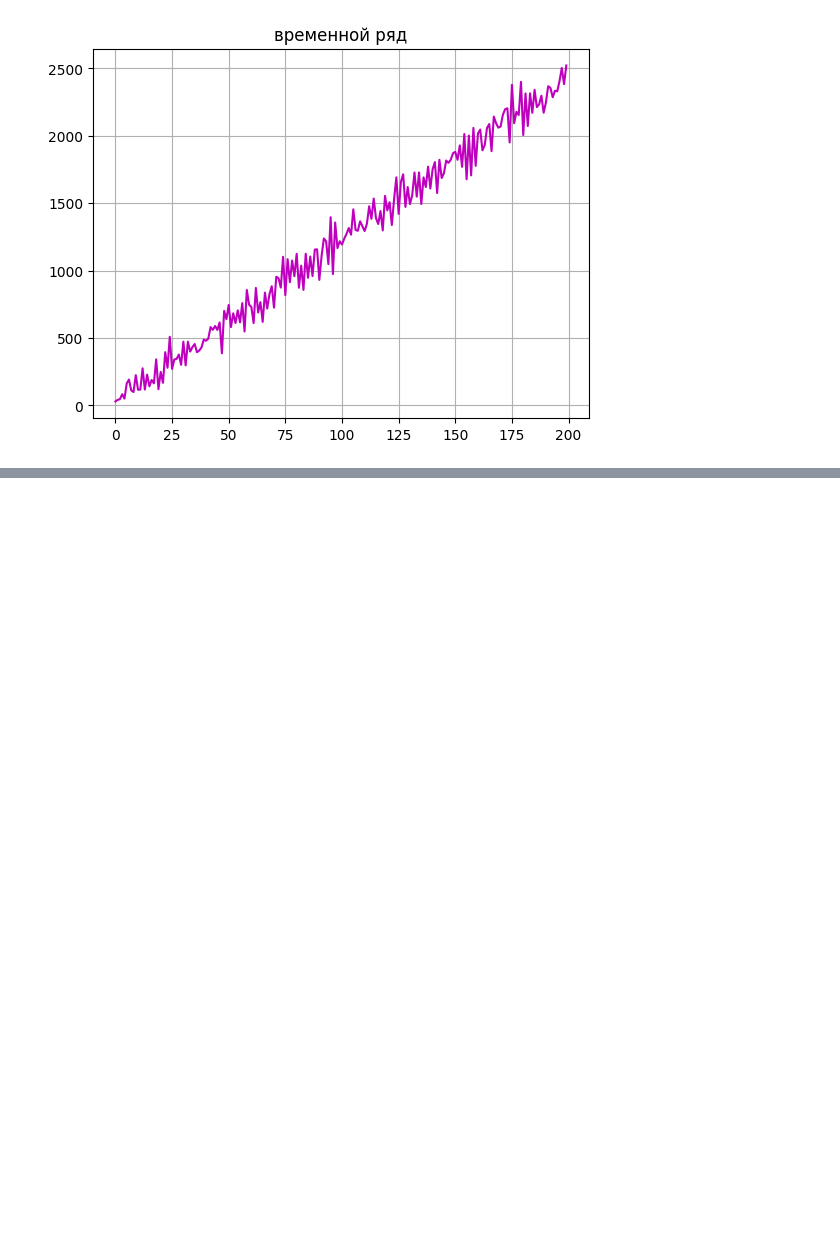
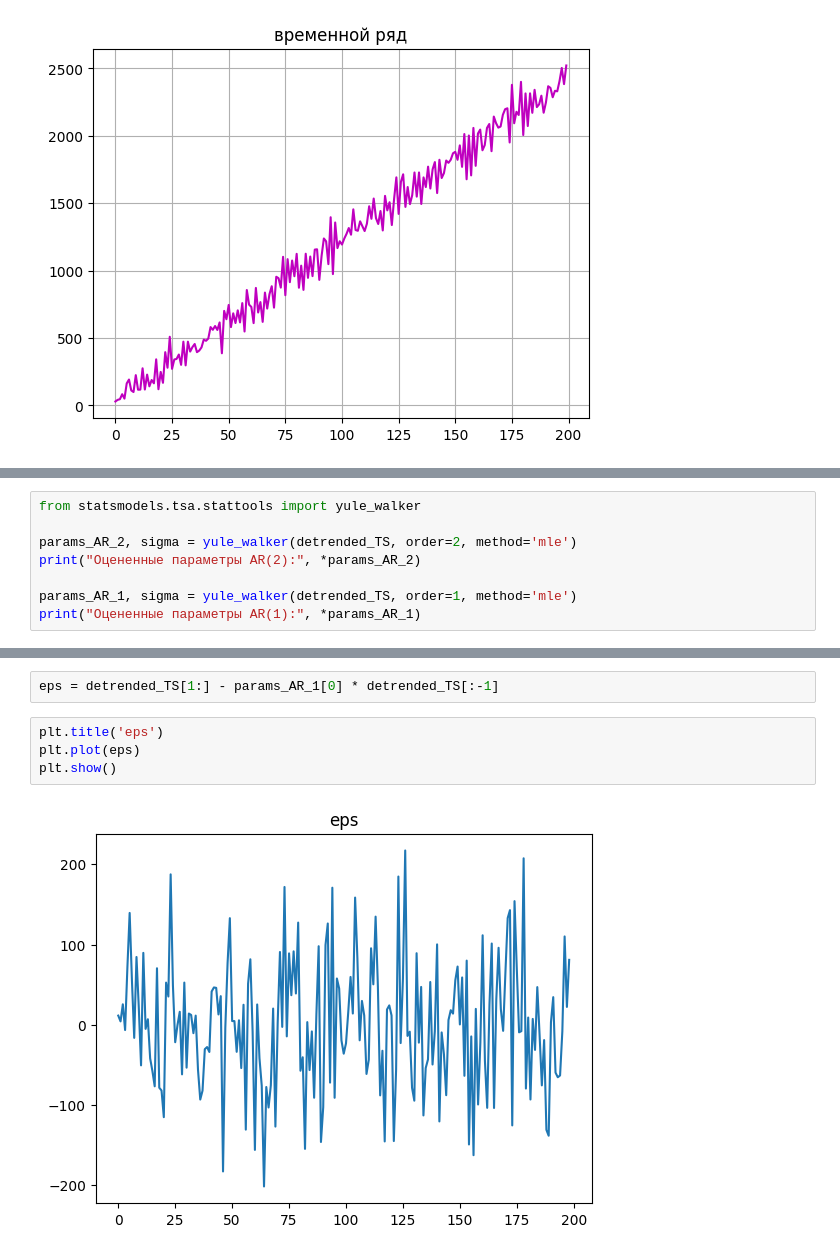
Before and after one commit to VladousSparrowous/HSE-homeworks, a Jupyter notebook: Time_Series_classification.ipynb, the cells around one changed output, grey strips where cells are left out. Cells and saved outputs as stored; diff of their text form; blank space fills up the shorter version.

```diff
--- a/Time_Series_classification.ipynb
+++ b/Time_Series_classification.ipynb
@@ -350,0 +286,8 @@ print("Прогноз уровня X_{t+1}:", X_next_level)
+# %%
+from statsmodels.tsa.stattools import yule_walker
+
+params_AR_2, sigma = yule_walker(detrended_TS, order=2, method='mle')
+print("Оцененные параметры AR(2):", *params_AR_2)
+
+params_AR_1, sigma = yule_walker(detrended_TS, order=1, method='mle')
+print("Оцененные параметры AR(1):", *params_AR_1)
@@ -350,0 +353,8 @@ print("Прогноз уровня X_{t+1}:", X_next_level)
+# %%
+eps = detrended_TS[1:] - params_AR_1[0] * detrended_TS[:-1]
+# %%
+plt.title('eps')
+plt.plot(eps)
+plt.show()
+# %% [output]
+[figure, added]
```
Also changed, not shown: parts of 36 cells of this notebook.
